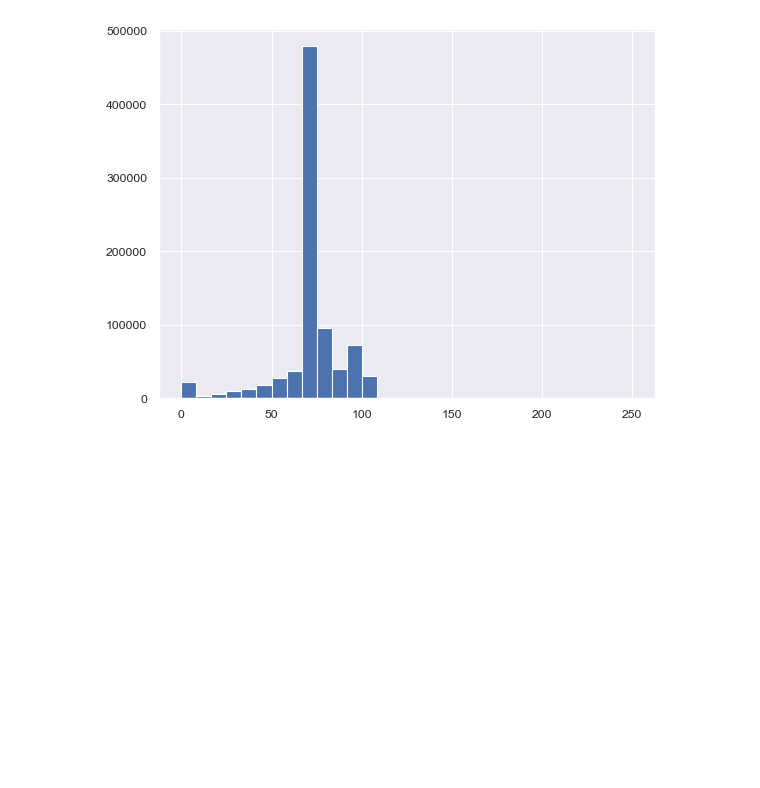
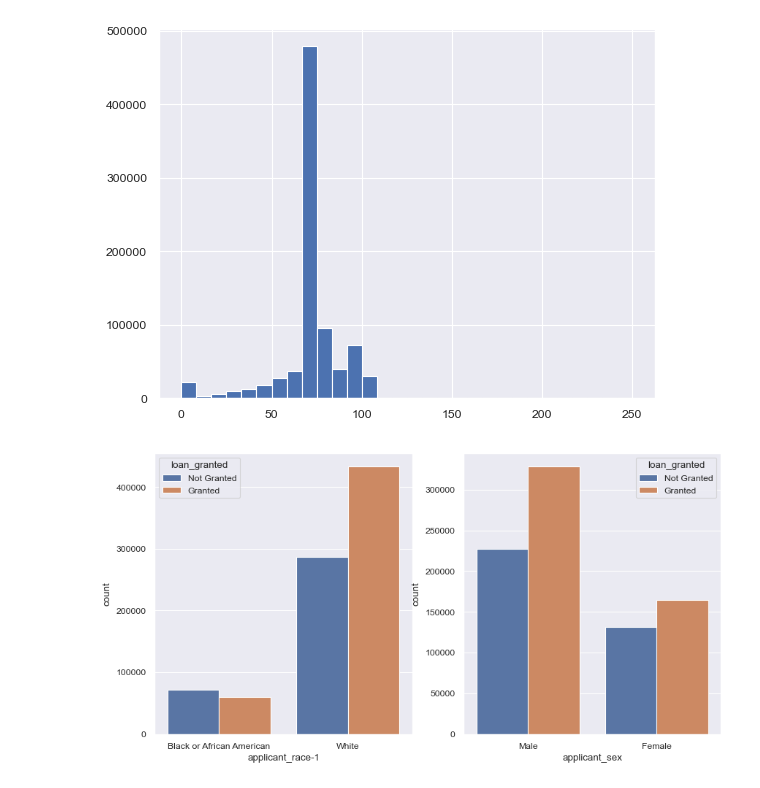
Before and after one commit to HaukeSchwarz/Thesis, a Jupyter notebook: notebooks/Main_Data_Analysis_Pipeline_V2.ipynb, the cells around one changed output. Saved outputs shown, nothing was run; the diff lists cells and outputs as text; code cells hidden in the pictures; blank space fills up the shorter version.

Commit message:
added correlation analysis and basic comparison of granted loans by protected attributes

```diff
--- a/notebooks/Main_Data_Analysis_Pipeline_V2.ipynb
+++ b/notebooks/Main_Data_Analysis_Pipeline_V2.ipynb
@@ -188,3 +194,21 @@ plt.show()
 # %% [output]
 [figure]
 [figure]
+# %%
+HMDA_clean["applicant_sex"] = HMDA_clean["applicant_sex"].replace({1: "Male", 2: "Female", 3: "Not provided", 4: "Not applicable", 6: "Both"})
+HMDA_clean = HMDA_clean[(HMDA_clean["applicant_sex"] == "Male") | (HMDA_clean["applicant_sex"] == "Female")]
+HMDA_clean["applicant_sex"] = HMDA_clean["applicant_sex"].cat.remove_unused_categories()
+
+HMDA_clean["applicant_race-1"] = HMDA_clean["applicant_race-1"].replace({3: "Black or African American", 5: "White"})
+HMDA_clean["loan_type"] = HMDA_clean["loan_type"].replace({1: "Conventional", 2: "FHA", 3: "VA", 4: "FSA/RHS"})
+HMDA_clean["lien_status"] = HMDA_clean["lien_status"].replace({1: "First lien", 2: "Subordinate lien"})
+HMDA_clean["loan_granted"] = HMDA_clean["loan_granted"].replace({1: "Granted", 0: "Not Granted"})
+# %%
+plt.figure(figsize=(10, 5))
+plt.subplot(1, 2, 1)
+sns.countplot(data=HMDA_clean, x = "applicant_race-1", hue = "loan_granted")
+plt.subplot(1, 2, 2)
+sns.countplot(data=HMDA_clean, x = "applicant_sex", hue = "loan_granted")
+plt.show()
+# %% [output]
+[figure, added]
```
Also changed, not shown: parts of 3 cells of this notebook.
